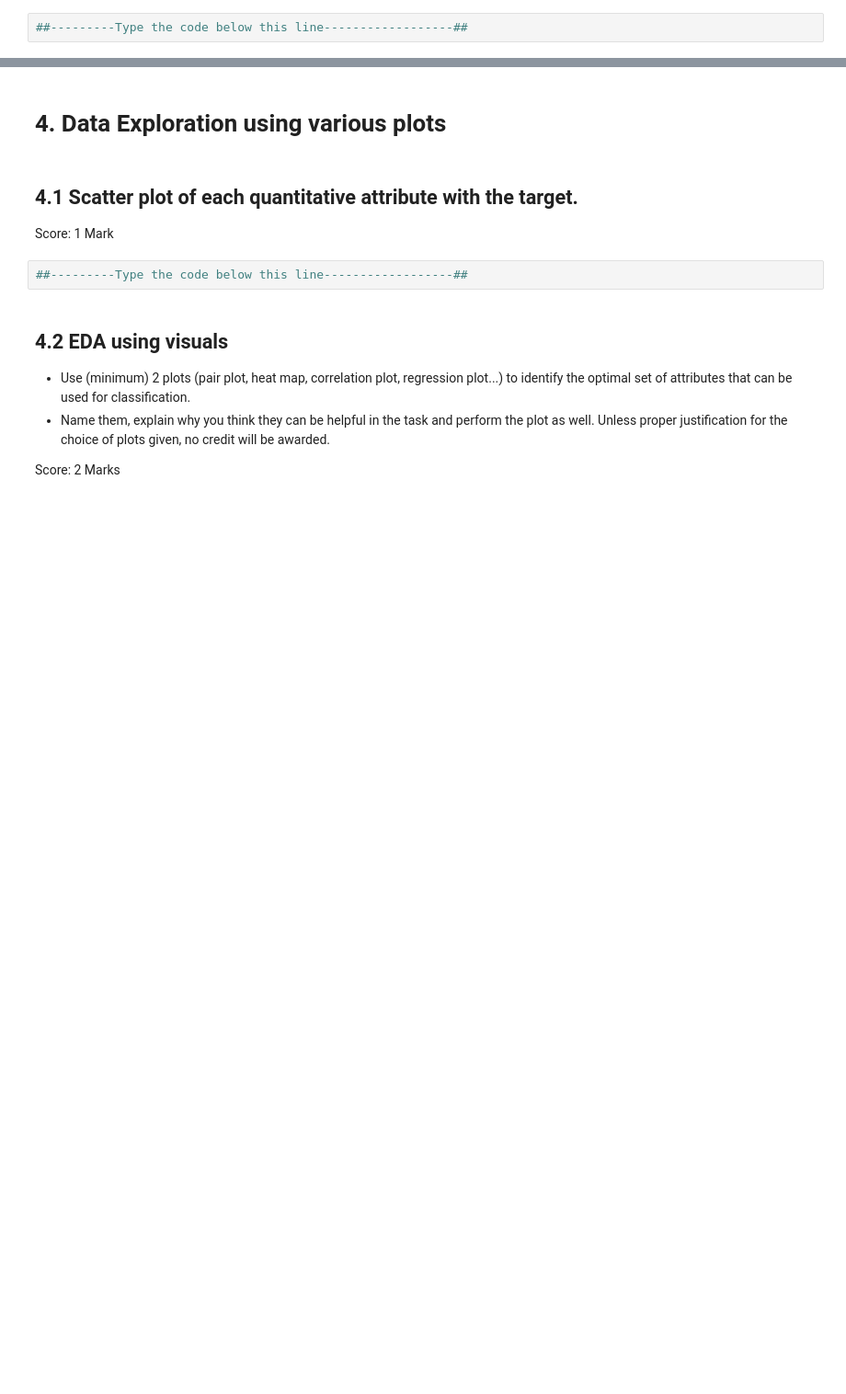
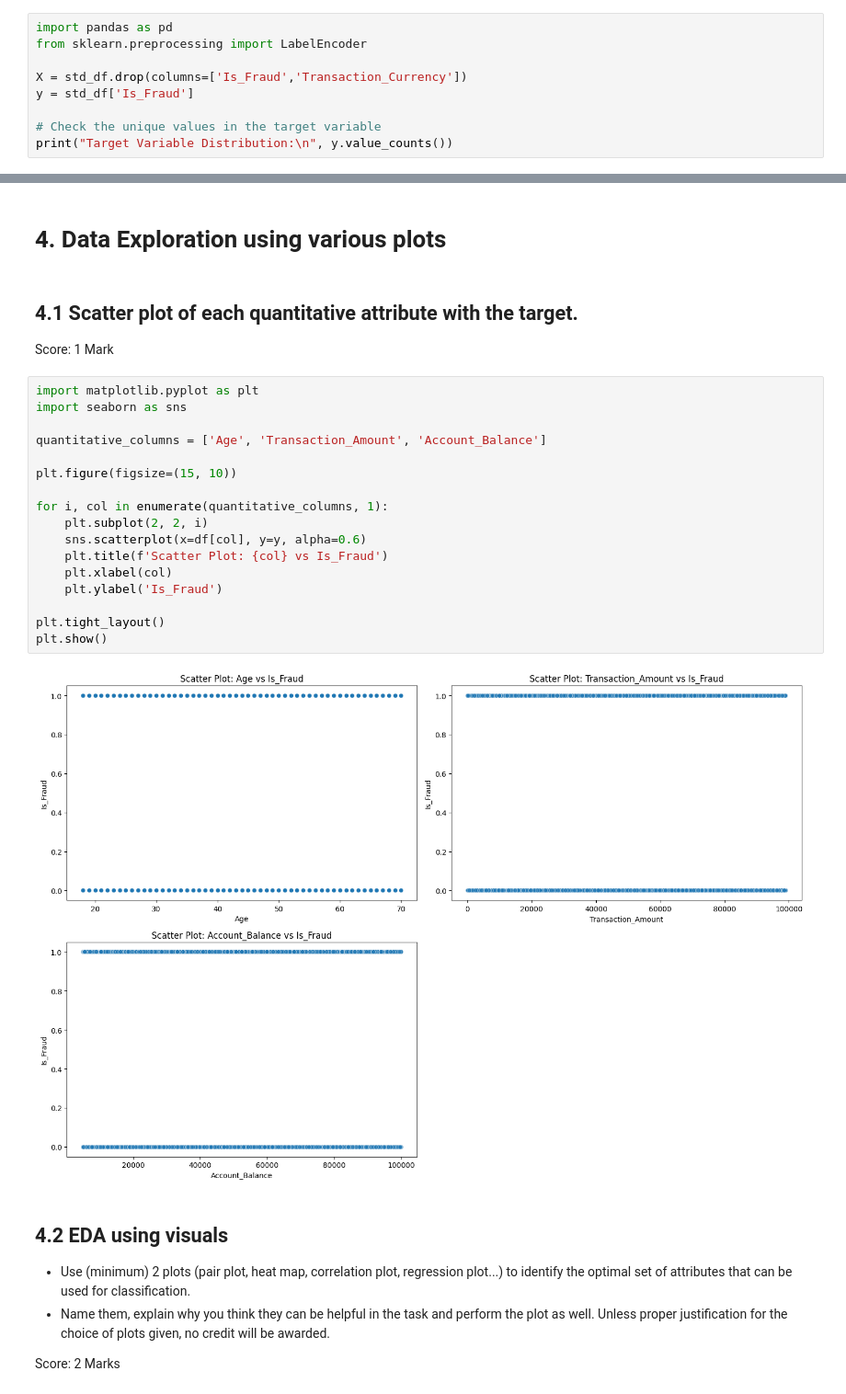
Before and after one commit to BholaySingh23/IntroDS_Assignment1, a Jupyter notebook: Group_24_IDS_Assignment_1.ipynb, the cells around one changed output, grey strips where cells are left out. Shown at 92% size. Drawn from its saved outputs; the diff is of its cells as text; blank space fills up the shorter version.

```diff
--- a/Group_24_IDS_Assignment_1.ipynb
+++ b/Group_24_IDS_Assignment_1.ipynb
@@ -384,4 +466,11 @@ Score: 2 Marks (based on the dataset you have, the data prepreation you had to d
 
 Score: 1 Mark
 # %%
-##---------Type the code below this line------------------##
+import pandas as pd
+from sklearn.preprocessing import LabelEncoder
+
+X = std_df.drop(columns=['Is_Fraud','Transaction_Currency'])
+y = std_df['Is_Fraud']
+
+# Check the unique values in the target variable
+print("Target Variable Distribution:\n", y.value_counts())
@@ -391,8 +488,25 @@ Score: 1 Mark
 ## 4.1 Scatter plot of each quantitative attribute with the target.
 
 Score: 1 Mark
-# %%
-##---------Type the code below this line------------------##
+# %%
+import matplotlib.pyplot as plt
+import seaborn as sns
+
+quantitative_columns = ['Age', 'Transaction_Amount', 'Account_Balance']
+
+plt.figure(figsize=(15, 10))
+
+for i, col in enumerate(quantitative_columns, 1):
+    plt.subplot(2, 2, i)
+    sns.scatterplot(x=df[col], y=y, alpha=0.6)
+    plt.title(f'Scatter Plot: {col} vs Is_Fraud')
+    plt.xlabel(col)
+    plt.ylabel('Is_Fraud')
+
+plt.tight_layout()
+plt.show()
+# %% [output]
+[figure, added]
 # %% [markdown]
 ## 4.2 EDA using visuals
 * Use (minimum) 2 plots (pair plot, heat map, correlation plot, regression plot...) to identify the optimal set of attributes that can be used for classification.
```
Also changed, not shown: parts of 40 cells of this notebook.
